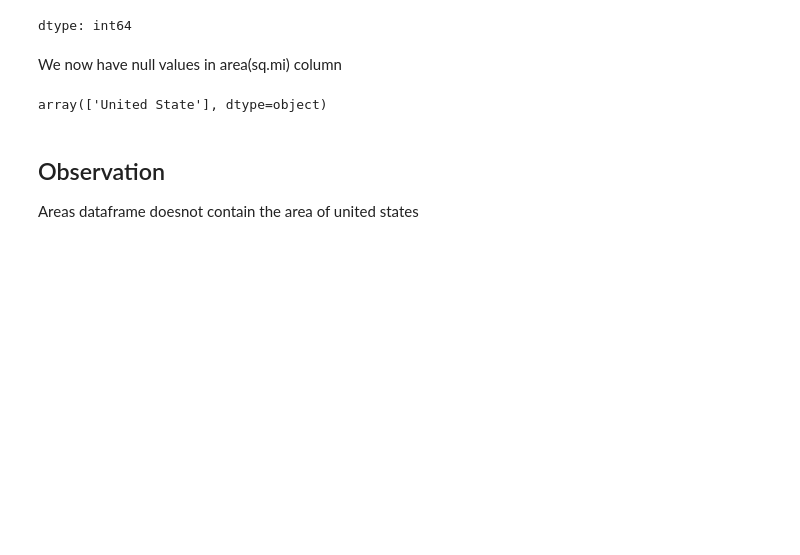
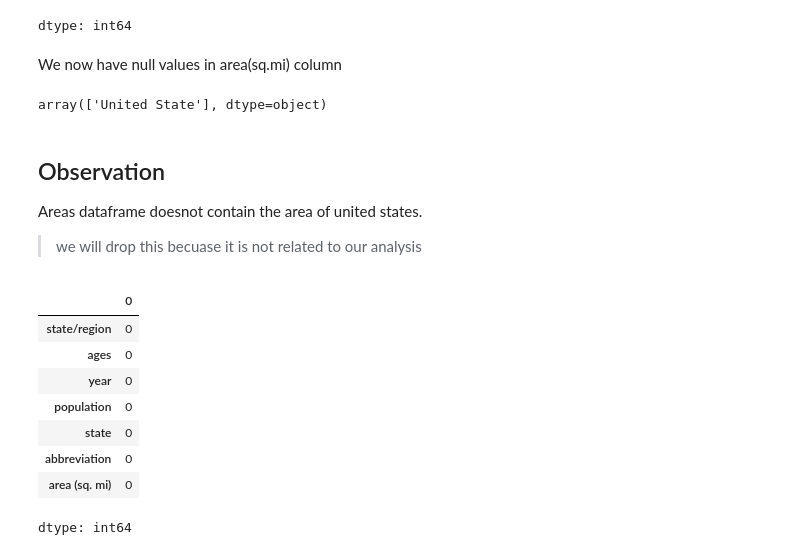
Before and after one commit to misrapk/Data-Science-ML-Projects, a Jupyter notebook: Pandas_Handson.ipynb, the cells around one changed output. Cells and saved outputs as stored; diff of their text form; code cells hidden in the pictures; blank space fills up the shorter version.

```diff
--- a/Pandas_Handson.ipynb
+++ b/Pandas_Handson.ipynb
@@ -446,4 +452,21 @@ finalDf['state'][finalDf['area (sq. mi)'].isnull()].unique()
 array(['United State'], dtype=object)
 # %% [markdown]
 ## Observation
-Areas dataframe doesnot contain the area of united states
+Areas dataframe doesnot contain the area of united states.
+
+
+
+> we will drop this becuase it is not related to our analysis
+# %%
+finalDf.dropna(inplace=True)
+finalDf.isnull().sum()
+# %% [output]
+|  | 0 |
+| state/region | 0 |
+| ages | 0 |
+| year | 0 |
+| population | 0 |
+| state | 0 |
+| abbreviation | 0 |
+| area (sq. mi) | 0 |
+dtype: int64
```
Also changed, not shown: parts of 8 cells of this notebook.
